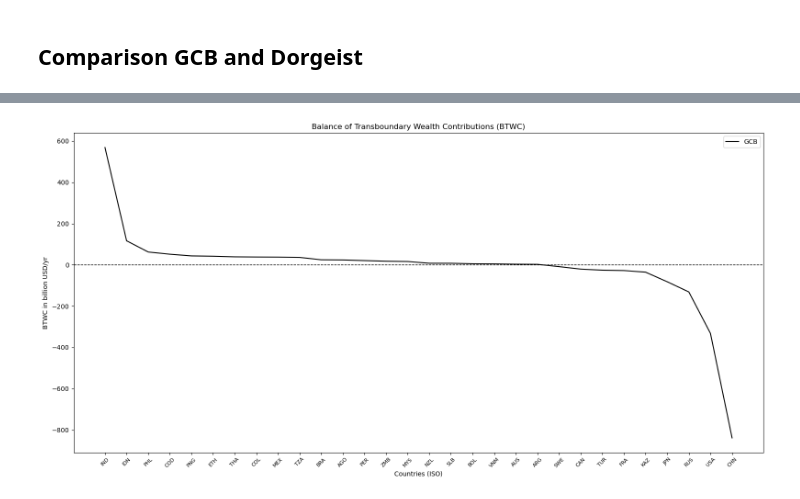
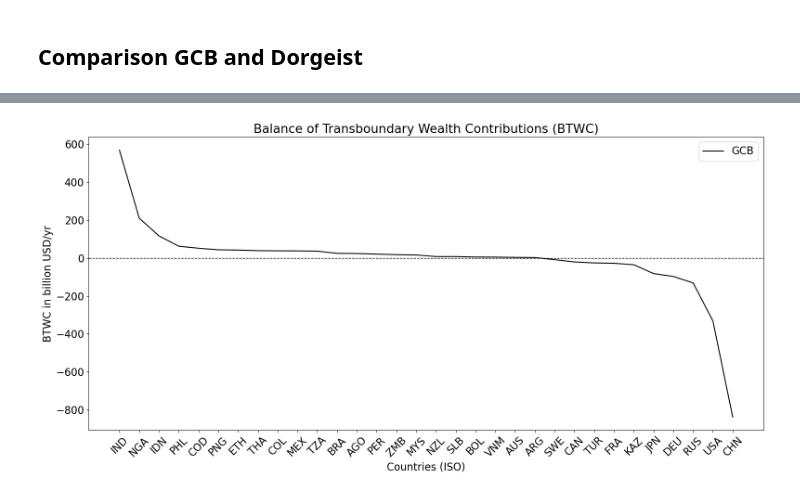
Before and after one commit to isaldiviagonzatti/landCSinkWealth, a Jupyter notebook: code/main.ipynb, the cells around one changed output, grey strips where cells are left out. Saved outputs shown, nothing was run; the diff lists cells and outputs as text; code cells hidden in the pictures.

```diff
--- a/code/main.ipynb
+++ b/code/main.ipynb
@@ -1480,7 +1967,8 @@ countries_to_include = [
     "BOL",
     "NZL",
     "FRA",
-    "DEU" "NGA",
+    "DEU",
+    "NGA",
     "TUR",
     "KAZ",
     "SLB",
@@ -2196,32 +2816,32 @@ plt.show()
 # %%
 # Sort the filtered data by F_abc_NWT for consistent plotting
 wealth_df_BTWC = filtered_df.sort_values(by="F_abc_BTWC", ascending=False)
 
 # Extract data for plotting
 countries = wealth_df_BTWC["iso"]  # ISO country codes
 f_abc_nwt = wealth_df_BTWC["F_abc_BTWC"]
 # f_abc_dor_nwt = wealth_df_BTWC["F_abc_dor_BTWC"]
 
 # Plotting
 fig, ax = plt.subplots(figsize=(16, 8))
 
 # Plot F_abc_NWT
 ax.plot(countries, f_abc_nwt, label="GCB", color="black", linestyle="-", linewidth=1.5)
 
 # Formatting
 ax.set_xticks(np.arange(len(countries)))
-ax.set_xticklabels(countries, rotation=45, fontsize=8)
+ax.set_xticklabels(countries, rotation=45)
 ax.set_xlabel("Countries (ISO)")
 ax.set_ylabel("BTWC in billion USD/yr")
 ax.set_title("Balance of Transboundary Wealth Contributions (BTWC)")
 ax.axhline(0, color="black", linestyle="--", linewidth=1)  # Reference line at zero
 ax.legend()
 
 # Adjust layout and show
 plt.tight_layout()
 
 plt.savefig(imgDir + "BTWC_GCB.jpg", format="jpg")
 
 plt.show()
 # %% [output]
-[figure, old version]
+[figure, new version]
```
Also changed, not shown: parts of 15 cells of this notebook, 8 other files.
